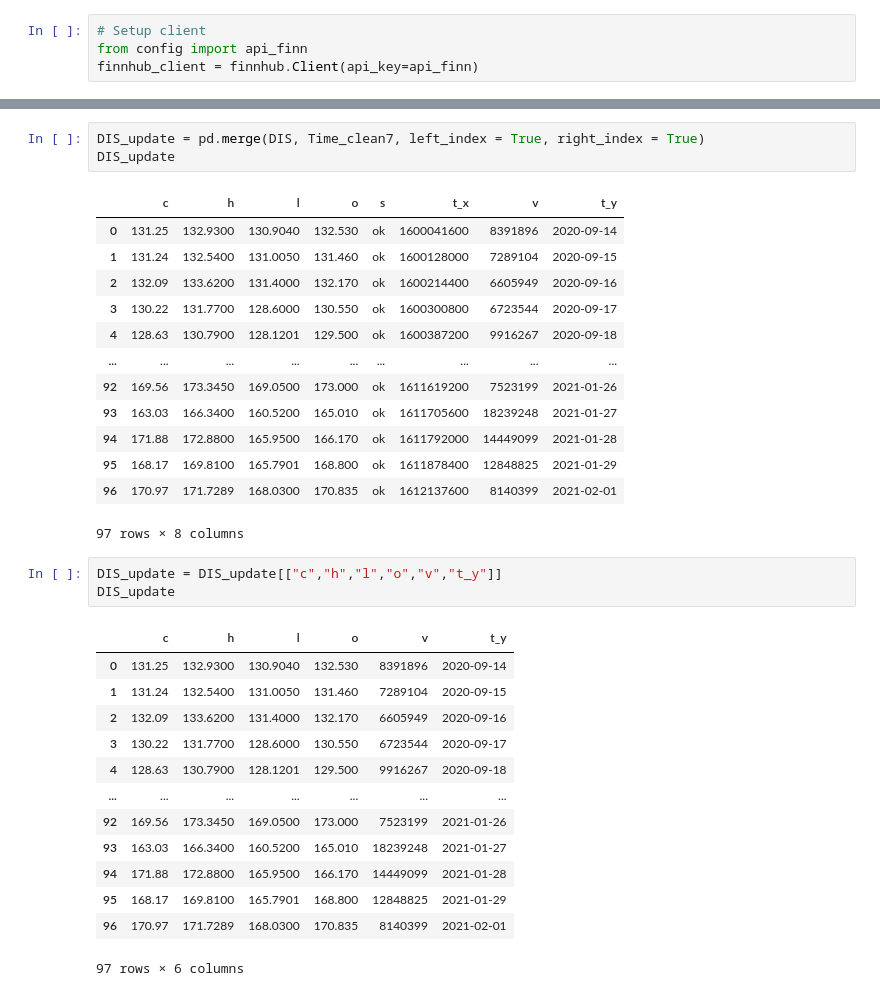
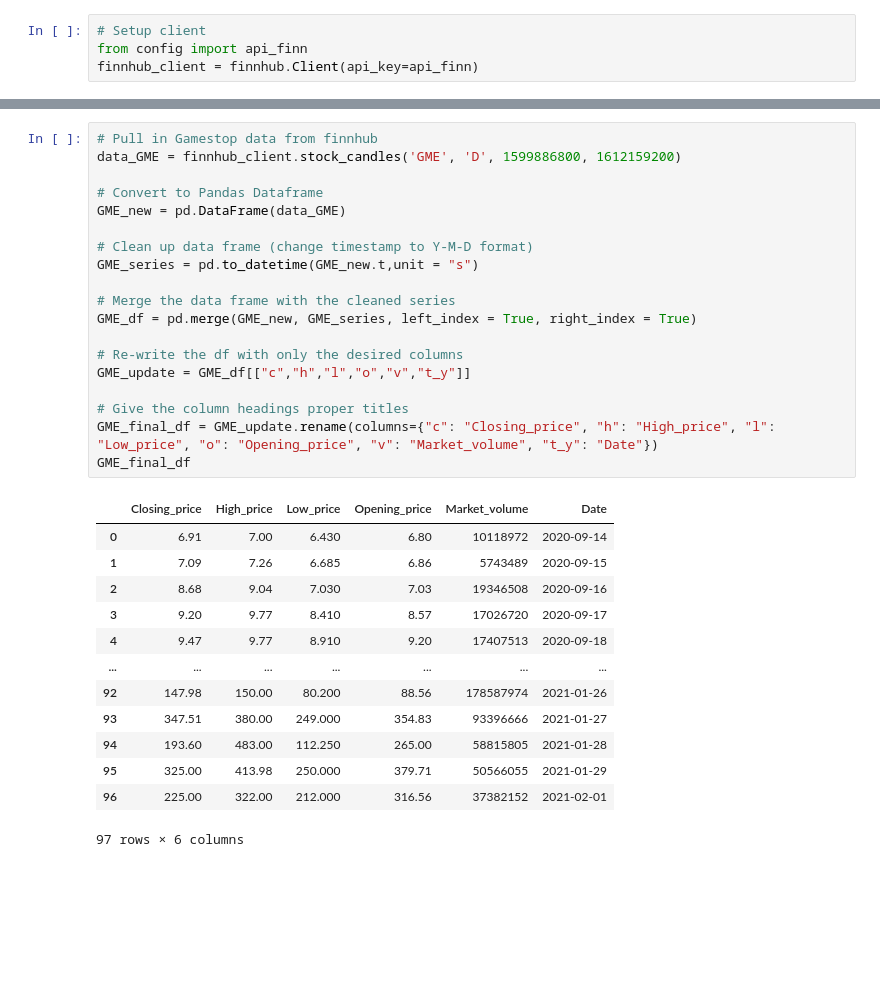
Before and after one commit to cmcoder9/Shortease, a Jupyter notebook: main.ipynb, the cells around one changed output, grey strips where cells are left out. Cells and saved outputs as stored; diff of their text form; blank space fills up the shorter version.

Commit message:
cleaned code

```diff
--- a/main.ipynb
+++ b/main.ipynb
@@ -449,34 +24,33 @@ Name: t, Length: 97, dtype: datetime64[ns]
-# %%
-DIS_update = pd.merge(DIS, Time_clean7, left_index = True, right_index = True)
-DIS_update
-# %% [output]
-|  | c | h | l | o | s | t_x | v | t_y |
-| 0 | 131.25 | 132.9300 | 130.9040 | 132.530 | ok | 1600041600 | 8391896 | 2020-09-14 |
-| 1 | 131.24 | 132.5400 | 131.0050 | 131.460 | ok | 1600128000 | 7289104 | 2020-09-15 |
-| 2 | 132.09 | 133.6200 | 131.4000 | 132.170 | ok | 1600214400 | 6605949 | 2020-09-16 |
-| 3 | 130.22 | 131.7700 | 128.6000 | 130.550 | ok | 1600300800 | 6723544 | 2020-09-17 |
-| 4 | 128.63 | 130.7900 | 128.1201 | 129.500 | ok | 1600387200 | 9916267 | 2020-09-18 |
-| ... | ... | ... | ... | ... | ... | ... | ... | ... |
-| 92 | 169.56 | 173.3450 | 169.0500 | 173.000 | ok | 1611619200 | 7523199 | 2021-01-26 |
-| 93 | 163.03 | 166.3400 | 160.5200 | 165.010 | ok | 1611705600 | 18239248 | 2021-01-27 |
-| 94 | 171.88 | 172.8800 | 165.9500 | 166.170 | ok | 1611792000 | 14449099 | 2021-01-28 |
-| 95 | 168.17 | 169.8100 | 165.7901 | 168.800 | ok | 1611878400 | 12848825 | 2021-01-29 |
-| 96 | 170.97 | 171.7289 | 168.0300 | 170.835 | ok | 1612137600 | 8140399 | 2021-02-01 |
-97 rows × 8 columns
-# %%
-DIS_update = DIS_update[["c","h","l","o","v","t_y"]]
-DIS_update
-# %% [output]
-|  | c | h | l | o | v | t_y |
-| 0 | 131.25 | 132.9300 | 130.9040 | 132.530 | 8391896 | 2020-09-14 |
-| 1 | 131.24 | 132.5400 | 131.0050 | 131.460 | 7289104 | 2020-09-15 |
-| 2 | 132.09 | 133.6200 | 131.4000 | 132.170 | 6605949 | 2020-09-16 |
-| 3 | 130.22 | 131.7700 | 128.6000 | 130.550 | 6723544 | 2020-09-17 |
-| 4 | 128.63 | 130.7900 | 128.1201 | 129.500 | 9916267 | 2020-09-18 |
-| ... | ... | ... | ... | ... | ... | ... |
-| 92 | 169.56 | 173.3450 | 169.0500 | 173.000 | 7523199 | 2021-01-26 |
-| 93 | 163.03 | 166.3400 | 160.5200 | 165.010 | 18239248 | 2021-01-27 |
-| 94 | 171.88 | 172.8800 | 165.9500 | 166.170 | 14449099 | 2021-01-28 |
-| 95 | 168.17 | 169.8100 | 165.7901 | 168.800 | 12848825 | 2021-01-29 |
-| 96 | 170.97 | 171.7289 | 168.0300 | 170.835 | 8140399 | 2021-02-01 |
-97 rows × 6 columns
+# %%
+# Pull in Gamestop data from finnhub
+data_GME = finnhub_client.stock_candles('GME', 'D', 1599886800, 1612159200)
+
+# Convert to Pandas Dataframe
+GME_new = pd.DataFrame(data_GME)
+
+# Clean up data frame (change timestamp to Y-M-D format)
+GME_series = pd.to_datetime(GME_new.t,unit = "s")
+
+# Merge the data frame with the cleaned series
+GME_df = pd.merge(GME_new, GME_series, left_index = True, right_index = True)
+
+# Re-write the df with only the desired columns
+GME_update = GME_df[["c","h","l","o","v","t_y"]]
+
+# Give the column headings proper titles
+GME_final_df = GME_update.rename(columns={"c": "Closing_price", "h": "High_price", "l": "Low_price", "o": "Opening_price", "v": "Market_volume", "t_y": "Date"})
+GME_final_df
+# %% [output]
+|  | Closing_price | High_price | Low_price | Opening_price | Market_volume | Date |
+| 0 | 6.91 | 7.00 | 6.430 | 6.80 | 10118972 | 2020-09-14 |
+| 1 | 7.09 | 7.26 | 6.685 | 6.86 | 5743489 | 2020-09-15 |
+| 2 | 8.68 | 9.04 | 7.030 | 7.03 | 19346508 | 2020-09-16 |
+| 3 | 9.20 | 9.77 | 8.410 | 8.57 | 17026720 | 2020-09-17 |
+| 4 | 9.47 | 9.77 | 8.910 | 9.20 | 17407513 | 2020-09-18 |
+| ... | ... | ... | ... | ... | ... | ... |
+| 92 | 147.98 | 150.00 | 80.200 | 88.56 | 178587974 | 2021-01-26 |
+| 93 | 347.51 | 380.00 | 249.000 | 354.83 | 93396666 | 2021-01-27 |
+| 94 | 193.60 | 483.00 | 112.250 | 265.00 | 58815805 | 2021-01-28 |
+| 95 | 325.00 | 413.98 | 250.000 | 379.71 | 50566055 | 2021-01-29 |
+| 96 | 225.00 | 322.00 | 212.000 | 316.56 | 37382152 | 2021-02-01 |
+97 rows × 6 columns
```
Also changed, not shown: parts of 36 cells of this notebook.
